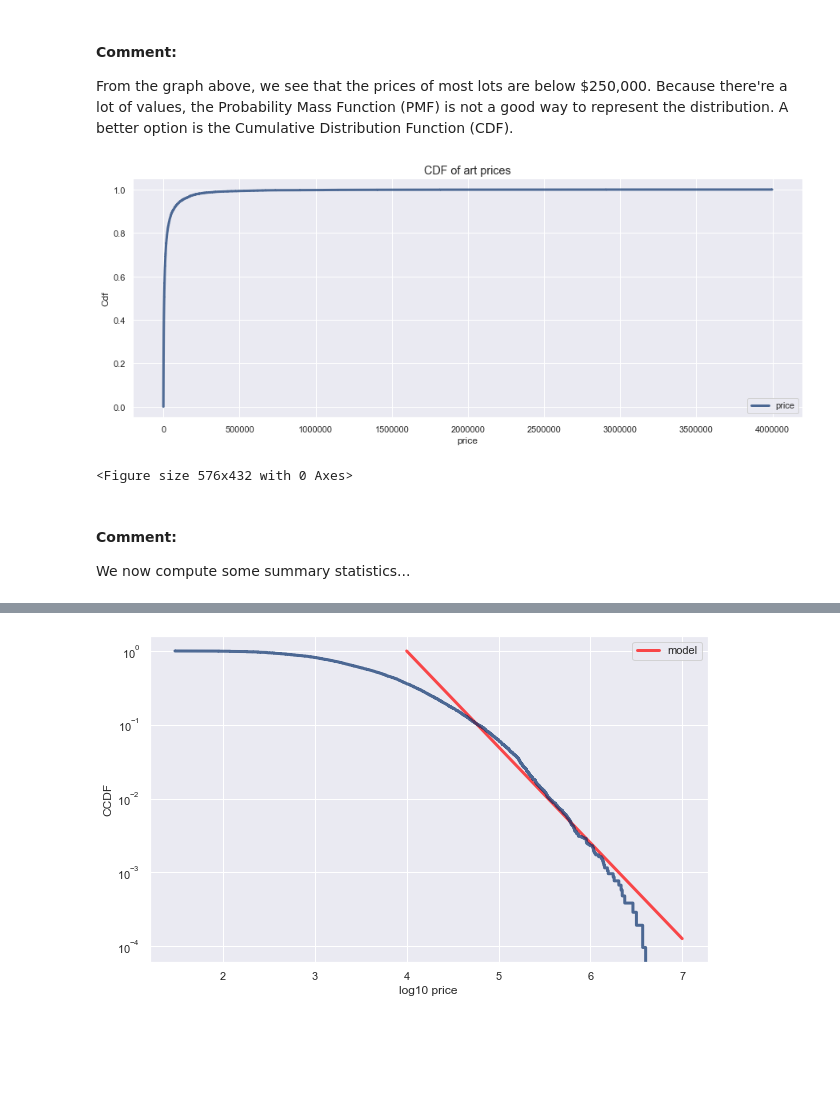
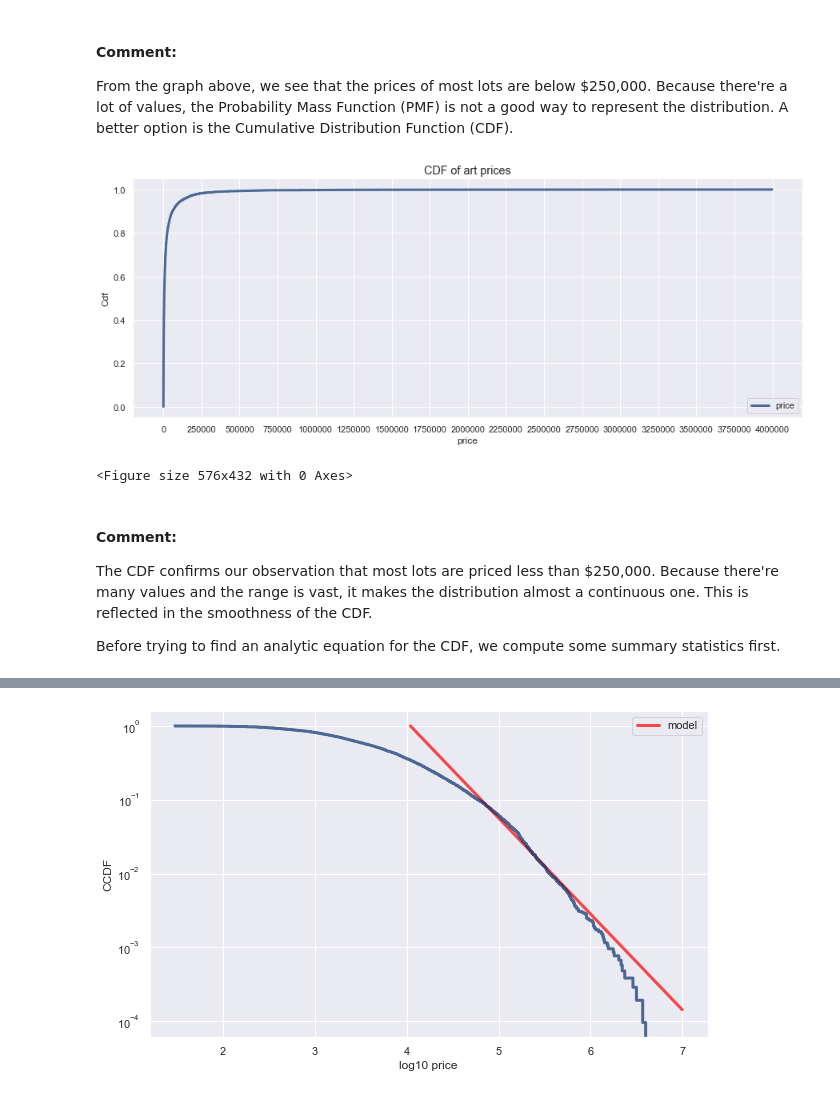
Before and after one commit to dcaohuu18/saffronart_stats_analysis, a Jupyter notebook: distributions.ipynb, the cells around one changed output, grey strips where cells are left out. Drawn from its saved outputs; the diff is of its cells as text; code cells hidden in the pictures; blank space fills up the shorter version.

```diff
--- a/distributions.ipynb
+++ b/distributions.ipynb
@@ -72,18 +74,22 @@ From the graph above, we see that the prices of most lots are below $250,000. Be
 # %%
 # Cumulative Distribution Function:
 
 price_cdf = thinkstats2.Cdf(saffronart_df.winning_bid, label='price')
 
 plt.figure(figsize = (15, 5.5))
+plt.xticks([p for p in range(0, 4250000, 250000)])
 plt.title("CDF of art prices", fontsize = 'x-large')
+
 thinkplot.Cdf(price_cdf)
 thinkplot.Show(xlabel='price', ylabel='Cdf')
 # %% [output]
-[figure, old version]
+[figure, new version]
 <Figure size 576x432 with 0 Axes>
-# %% [markdown]
-#### Comment:
-We now compute some summary statistics...
+# %% [markdown]
+#### Comment:
+The CDF confirms our observation that most lots are priced less than $250,000. Because there're many values and the range is vast, it makes the distribution almost a continuous one. This is reflected in the smoothness of the CDF.
+
+Before trying to find an analytic equation for the CDF, we compute some summary statistics first.
 # %%
 # Summary Statistics:
 
```
Also changed, not shown: parts of 13 cells of this notebook.
